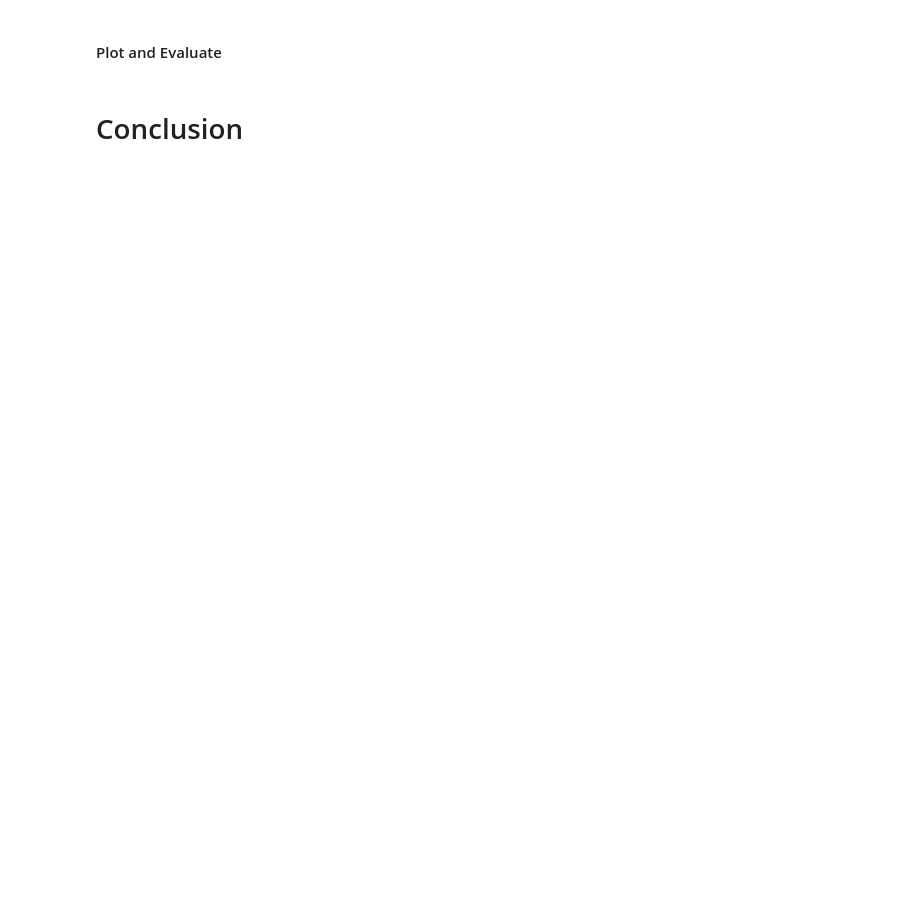
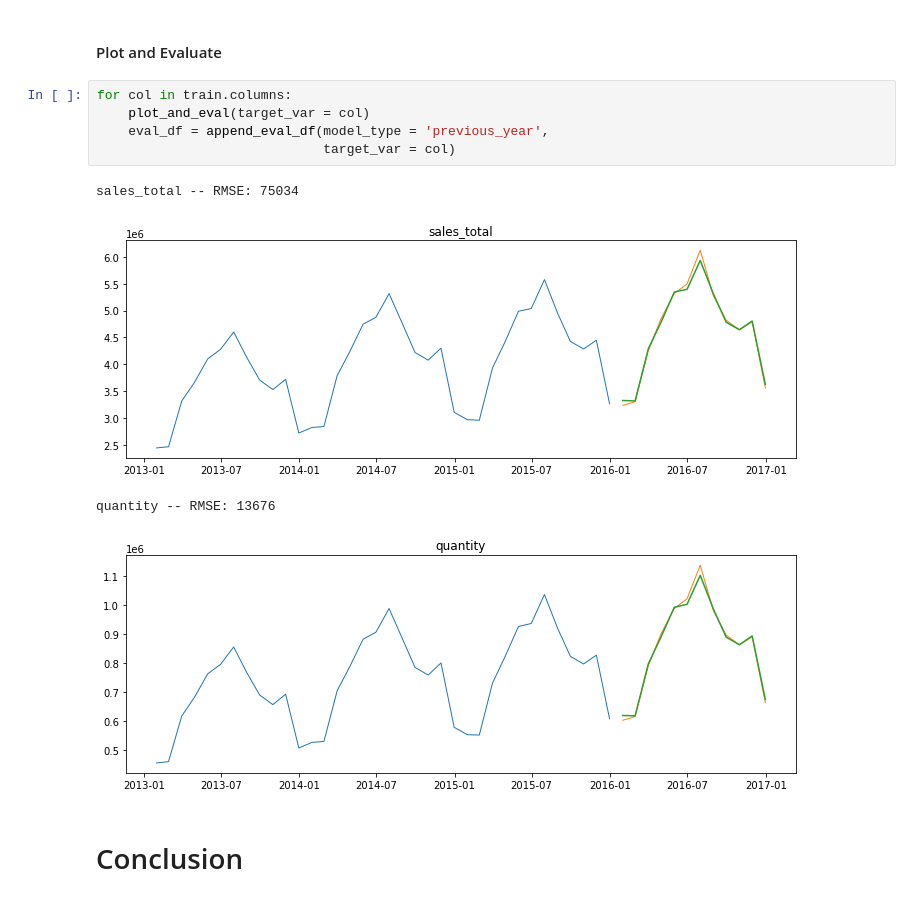
Before and after one commit to rachelrobbinsmayhill/time-series-exercises, a Jupyter notebook: model.ipynb, the cells around one changed output. Cells and saved outputs as stored; diff of their text form; blank space fills up the shorter version.

```diff
--- a/model.ipynb
+++ b/model.ipynb
@@ -505,4 +526,14 @@ ValueError: Length mismatch: Expected axis has 12 elements, new values have 11 e
 # %% [markdown]
 #### Plot and Evaluate
+# %%
+for col in train.columns:
+    plot_and_eval(target_var = col)
+    eval_df = append_eval_df(model_type = 'previous_year',
+                             target_var = col)
+# %% [output]
+sales_total -- RMSE: 75034
+[figure, added]
+quantity -- RMSE: 13676
+[figure, added]
 # %% [markdown]
 # Conclusion
```
Also changed, not shown: parts of 39 cells of this notebook.
